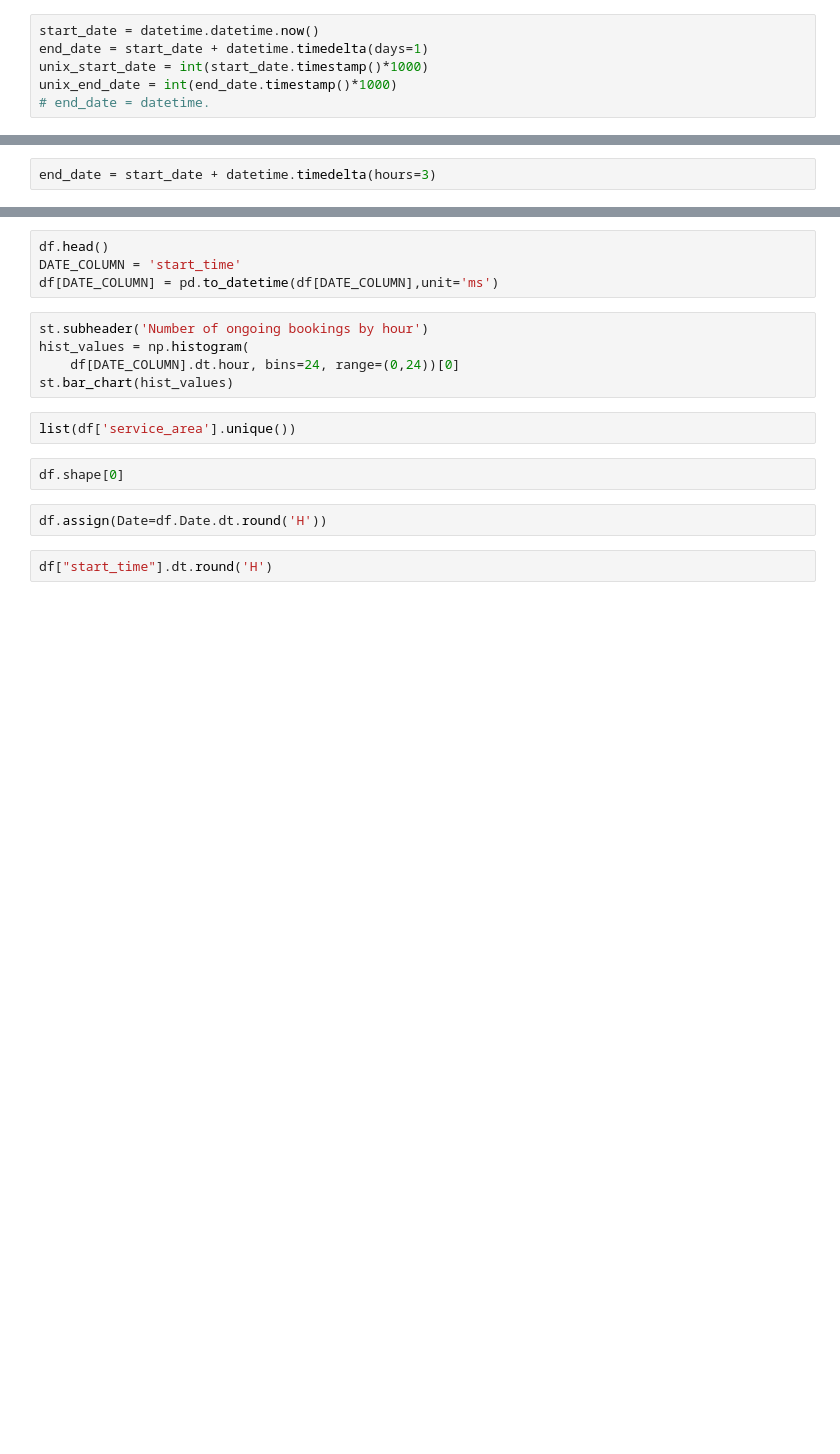
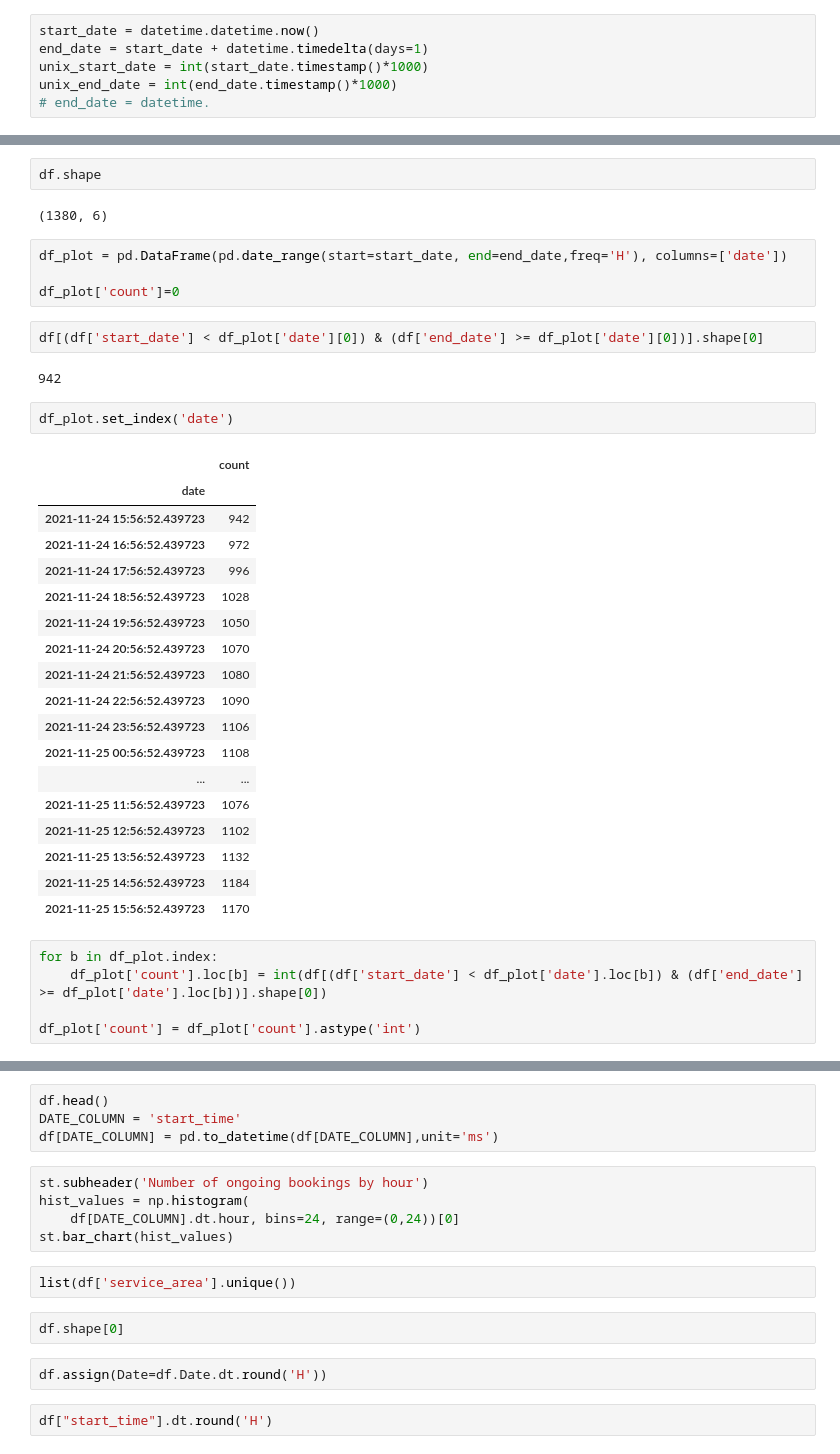
Before and after one commit to abeduplaa/bookings, a Jupyter notebook: Untitled.ipynb, the cells around one changed output, grey strips where cells are left out. Drawn from its saved outputs; the diff is of its cells as text; blank space fills up the shorter version.

```diff
--- a/Untitled.ipynb
+++ b/Untitled.ipynb
@@ -60,4 +52,2 @@ response.status_code
-# %%
-end_date = start_date + datetime.timedelta(hours=3)
 # %%
 response.json()['meta']
@@ -69,0 +78,38 @@ df['service_area'] = df['service_area'].apply(lambda x: x['name'])
+# %%
+df.shape
+# %% [output]
+(1380, 6)
+# %%
+df_plot = pd.DataFrame(pd.date_range(start=start_date, end=end_date,freq='H'), columns=['date'])
+
+df_plot['count']=0
+# %%
+df[(df['start_date'] < df_plot['date'][0]) & (df['end_date'] >= df_plot['date'][0])].shape[0]
+# %% [output]
+942
+# %%
+df_plot.set_index('date')
+# %% [output]
+|  | count |
+| date |  |
+| 2021-11-24 15:56:52.439723 | 942 |
+| 2021-11-24 16:56:52.439723 | 972 |
+| 2021-11-24 17:56:52.439723 | 996 |
+| 2021-11-24 18:56:52.439723 | 1028 |
+| 2021-11-24 19:56:52.439723 | 1050 |
+| 2021-11-24 20:56:52.439723 | 1070 |
+| 2021-11-24 21:56:52.439723 | 1080 |
+| 2021-11-24 22:56:52.439723 | 1090 |
+| 2021-11-24 23:56:52.439723 | 1106 |
+| 2021-11-25 00:56:52.439723 | 1108 |
+| ... | ... |
+| 2021-11-25 11:56:52.439723 | 1076 |
+| 2021-11-25 12:56:52.439723 | 1102 |
+| 2021-11-25 13:56:52.439723 | 1132 |
+| 2021-11-25 14:56:52.439723 | 1184 |
+| 2021-11-25 15:56:52.439723 | 1170 |
+# %%
+for b in df_plot.index:
+    df_plot['count'].loc[b] = int(df[(df['start_date'] < df_plot['date'].loc[b]) & (df['end_date'] >= df_plot['date'].loc[b])].shape[0])
+
+df_plot['count'] = df_plot['count'].astype('int')
```
Also changed, not shown: parts of 13 cells of this notebook, 2 other files.
